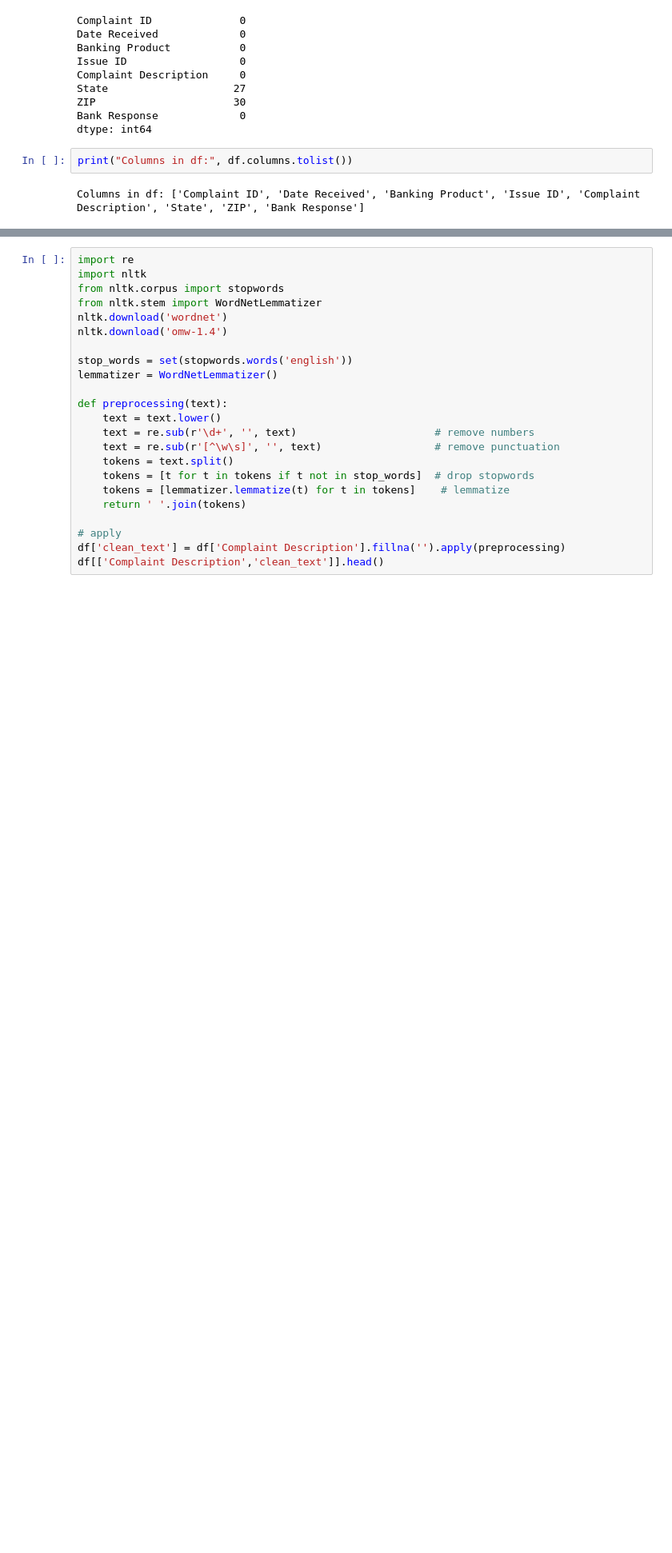
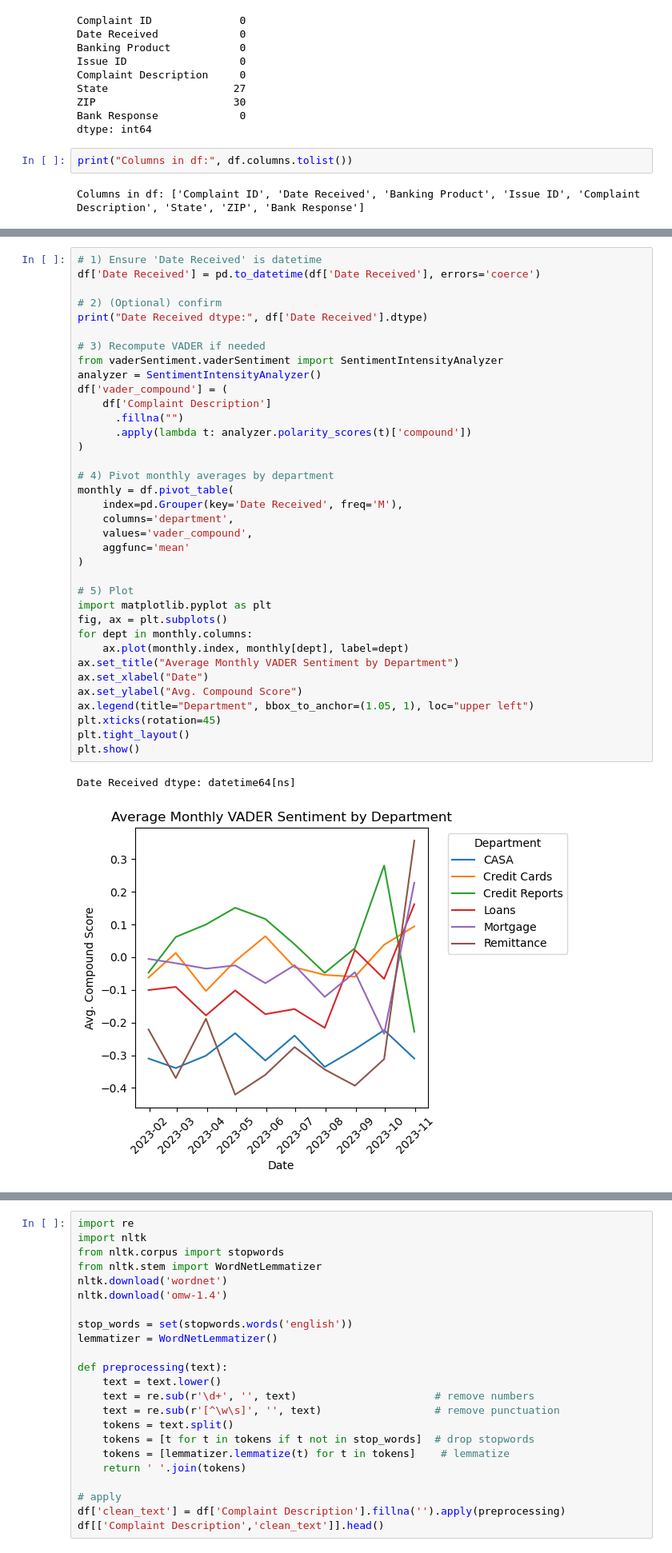
Before and after one commit to aliehs111/customer_complaints, a Jupyter notebook: notebooks/01_data_analysis.ipynb, the cells around one changed output, grey strips where cells are left out. Shown at 80% size. Saved outputs shown, nothing was run; the diff lists cells and outputs as text; blank space fills up the shorter version.

```diff
--- a/notebooks/01_data_analysis.ipynb
+++ b/notebooks/01_data_analysis.ipynb
@@ -241,0 +404,39 @@ Device set to use mps:0
+# %%
+# 1) Ensure 'Date Received' is datetime
+df['Date Received'] = pd.to_datetime(df['Date Received'], errors='coerce')
+
+# 2) (Optional) confirm
+print("Date Received dtype:", df['Date Received'].dtype)
+
+# 3) Recompute VADER if needed
+from vaderSentiment.vaderSentiment import SentimentIntensityAnalyzer
+analyzer = SentimentIntensityAnalyzer()
+df['vader_compound'] = (
+    df['Complaint Description']
+      .fillna("")
+      .apply(lambda t: analyzer.polarity_scores(t)['compound'])
+)
+
+# 4) Pivot monthly averages by department
+monthly = df.pivot_table(
+    index=pd.Grouper(key='Date Received', freq='M'),
+    columns='department',
+    values='vader_compound',
+    aggfunc='mean'
+)
+
+# 5) Plot
+import matplotlib.pyplot as plt
+fig, ax = plt.subplots()
+for dept in monthly.columns:
+    ax.plot(monthly.index, monthly[dept], label=dept)
+ax.set_title("Average Monthly VADER Sentiment by Department")
+ax.set_xlabel("Date")
+ax.set_ylabel("Avg. Compound Score")
+ax.legend(title="Department", bbox_to_anchor=(1.05, 1), loc="upper left")
+plt.xticks(rotation=45)
+plt.tight_layout()
+plt.show()
+# %% [output]
+Date Received dtype: datetime64[ns]
+[figure, added]
```
Also changed, not shown: parts of 11 cells of this notebook, 2 other files.
